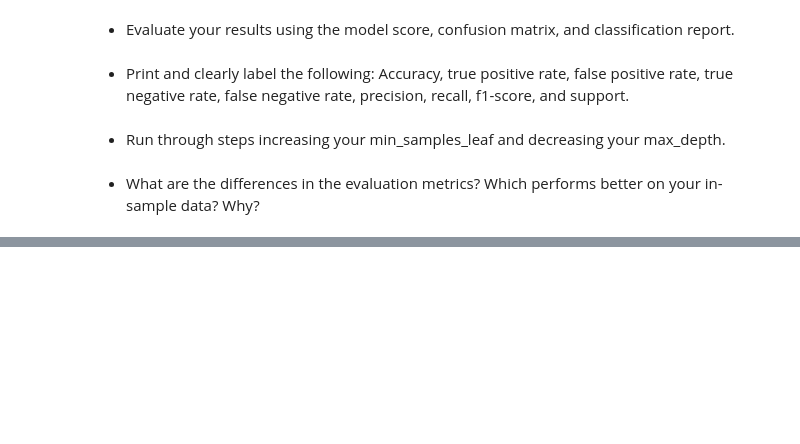
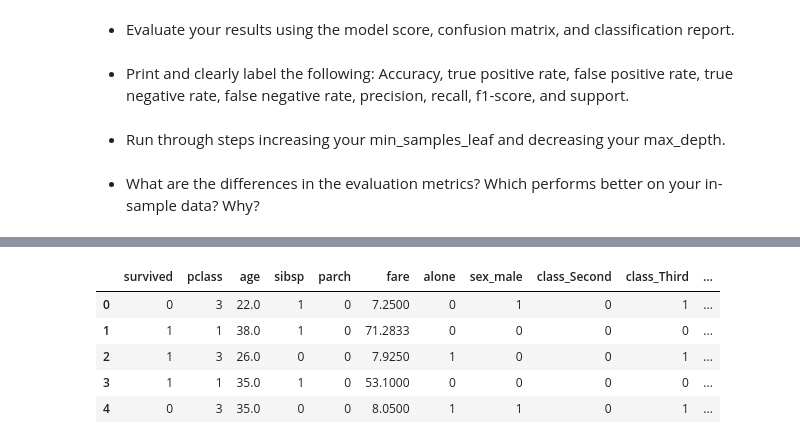
Before and after one commit to GladyBarrios/classification-exercises, a Jupyter notebook: model.ipynb, the cells around one changed output, grey strips where cells are left out. Cells and saved outputs as stored; diff of their text form; code cells hidden in the pictures; blank space fills up the shorter version.

```diff
--- a/model.ipynb
+++ b/model.ipynb
@@ -762,0 +614,4 @@ plt.show()
+# %%
+# Acquire Step
+df = acquire.get_titanic_data()
+df.head(2)
@@ -762,0 +622,3 @@ plt.show()
+# %%
+df = prepare.prep_titanic_data(df)
+df.head()
@@ -762,0 +632,14 @@ plt.show()
+# %%
+df.age = df.age.fillna(df.age.mean())
+# %%
+df = df.drop(columns=['embarked', 'embarked_encode', 'passenger_id'])
+# %%
+df = pd.get_dummies(df, ['sex', 'class', 'embark_town'], drop_first=True)
+df.head()
+# %% [output]
+|  | survived | pclass | age | sibsp | parch | fare | alone | sex_male | class_Second | class_Third | ... |
+| 0 | 0 | 3 | 22.0 | 1 | 0 | 7.2500 | 0 | 1 | 0 | 1 | ... |
+| 1 | 1 | 1 | 38.0 | 1 | 0 | 71.2833 | 0 | 0 | 0 | 0 | ... |
+| 2 | 1 | 3 | 26.0 | 0 | 0 | 7.9250 | 1 | 0 | 0 | 1 | ... |
+| 3 | 1 | 1 | 35.0 | 1 | 0 | 53.1000 | 0 | 0 | 0 | 0 | ... |
+| 4 | 0 | 3 | 35.0 | 0 | 0 | 8.0500 | 1 | 1 | 0 | 1 | ... |
```
Also changed, not shown: parts of 97 cells of this notebook, 4 other files.
